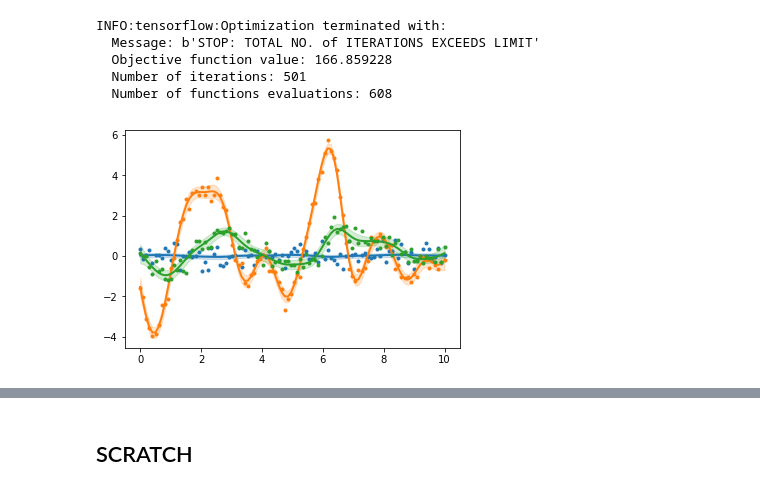
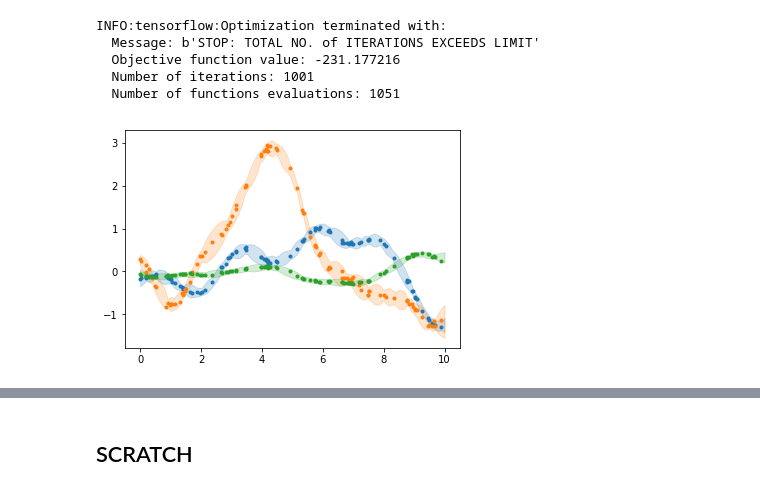
Before and after one commit to silburt/gp_nn, a Jupyter notebook: Coregion-py3.ipynb, the cells around one changed output, grey strips where cells are left out. Saved outputs shown, nothing was run; the diff lists cells and outputs as text; code cells hidden in the pictures.

```diff
--- a/Coregion-py3.ipynb
+++ b/Coregion-py3.ipynb
@@ -114,13 +122,14 @@ func = SimpleKernel(0.1)
 kernel = RVKernel(func, 1.0, 1.0, 0.6, 0.3, 0.5)
 # %%
 #generate some correlated time series according to a kernel K
-npts = 100
-ndim = 3
+npts = 10
+output_dim = 3
+range_ = 10
 
-time = np.linspace(0, 10, npts)
+time = np.linspace(0, range_, npts)
 index = np.zeros(len(time))
 t, l = np.zeros(0), np.zeros(0)
-for i in range(ndim):
+for i in range(output_dim):
     t = np.concatenate((t,time))
     l = np.concatenate((l,index + i))
 
@@ -128,6 +137,6 @@ K = kernel.get_value(t[:, None] - t[None, :], l[:, None], l[None, :])
 K[np.diag_indices(len(t))] += 0.1
 y = np.random.multivariate_normal(np.zeros_like(t), K)
 
-for i in range(ndim):
+for i in range(output_dim):
     line, = plt.plot(t[l==i], y[l==i])
 # %% [output]
@@ -139,39 +185,49 @@ for i in range(ndim):
 X = np.vstack((t,l)).T
 Y = np.vstack((y,l)).T
 
+#parameters
 input_dim = 1
-coreg1 = gpflow.kernels.Coregion(input_dim, output_dim=ndim, rank=1, active_dims=[1])
-k1 = gpflow.kernels.Exponential(1, active_dims=[0])
-coreg2 = gpflow.kernels.Coregion(input_dim, output_dim=ndim, rank=1, active_dims=[1])
-k2 = gpflow.kernels.RBF(1)
-kern = k1*coreg1 + k2*coreg2
-lik = gpflow.likelihoods.SwitchedLikelihood([gpflow.likelihoods.StudentT()]*ndim)
+Q = 1   #number of latent functions
+R = 1   #rank of coreg matrix
 
-m = gpflow.models.SVGP(X, Y, kern=kern, likelihood=lik, num_latent=1, Z=X[::3].copy())
+#coregionalized matrix
+coreg = [gpflow.kernels.Coregion(input_dim, output_dim=output_dim, rank=R, active_dims=[1]) for q in range(Q)]
+k = [gpflow.kernels.Exponential(input_dim, lengthscales=np.random.randn(input_dim)) for q in range(Q)]
+# k = [gpflow.kernels.Exponential(input_dim, lengthscales=np.random.randn(input_dim)),
+#      gpflow.kernels.Matern32(input_dim, lengthscales=np.random.randn(input_dim))]
+kern = coreg[0] * k[0]
+for q in range(1,Q):
+    kern += coreg[q] * k[q]
+
+lik = gpflow.likelihoods.SwitchedLikelihood([gpflow.likelihoods.StudentT()]*output_dim)
+m = gpflow.models.SVGP(X, Y, kern=kern, likelihood=lik, num_latent=Q, Z=X[::3].copy())
 m.compile()
 
 #randomize coregionalization matrix W for best results
-m.kern.prod_1.coregion.W = np.random.randn(3, 1)
-m.kern.prod_2.coregion.W = np.random.randn(3, 1)
+if Q > 1:
+    m.kern.prod_1.coregion.W = np.random.randn(output_dim, R)
+    m.kern.prod_2.coregion.W = np.random.randn(output_dim, R)
+else:
+    m.kern.coregion.W = np.random.randn(output_dim, R)
 # %%
 #optimize
-gpflow.train.ScipyOptimizer().minimize(m, maxiter=500)
+gpflow.train.ScipyOptimizer().minimize(m, maxiter=1000)
 # %% [output]
 INFO:tensorflow:Optimization terminated with:
   Message: b'STOP: TOTAL NO. of ITERATIONS EXCEEDS LIMIT'
-  Objective function value: 166.859228
-  Number of iterations: 501
-  Number of functions evaluations: 608
+  Objective function value: -231.177216
+  Number of iterations: 1001
+  Number of functions evaluations: 1051
 # %%
-xtest = np.linspace(0, 10, npts)[:,None]
-for i in range(ndim):
+xtest = np.linspace(0, range_, npts)[:,None]
+for i in range(output_dim):
     line, = plt.plot(t[l==i], y[l==i], '.')
     mu, var = m.predict_f(np.hstack((xtest, i+np.zeros_like(xtest))))
-    plt.plot(xtest, mu, color=line.get_color(), lw=2)
+    #plt.plot(xtest, mu, color=line.get_color(), lw=2)
     mu, var = mu.reshape(npts,), var.reshape(npts,)
     plt.fill_between(xtest.reshape(npts,), mu-2*np.sqrt(var), mu+2*np.sqrt(var), color=line.get_color(), alpha=0.2)
 # %% [output]
-[figure, old version]
+[figure, new version]
 # %%
 print(m)
 # %% [output]
```
Also changed, not shown: parts of 24 cells of this notebook.
